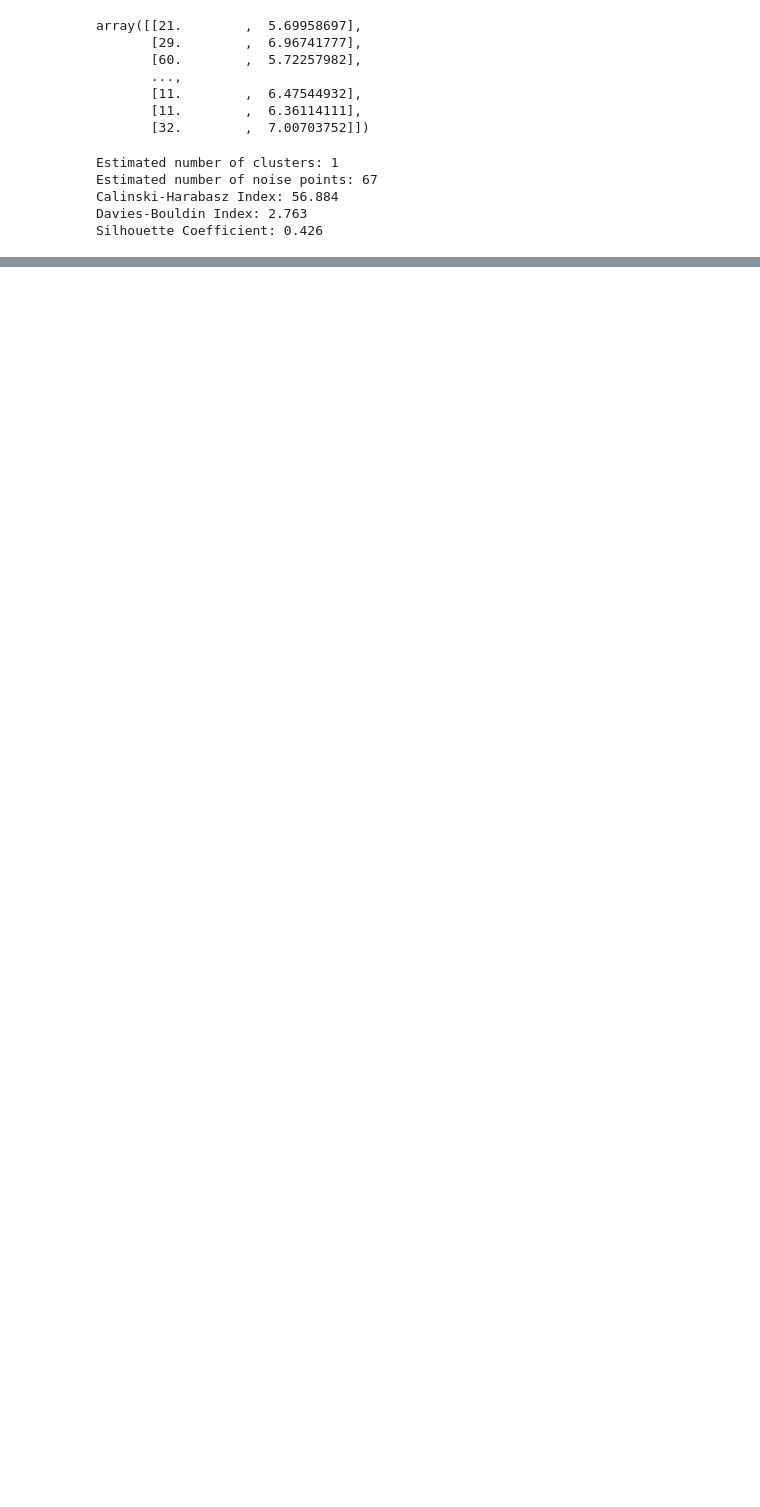
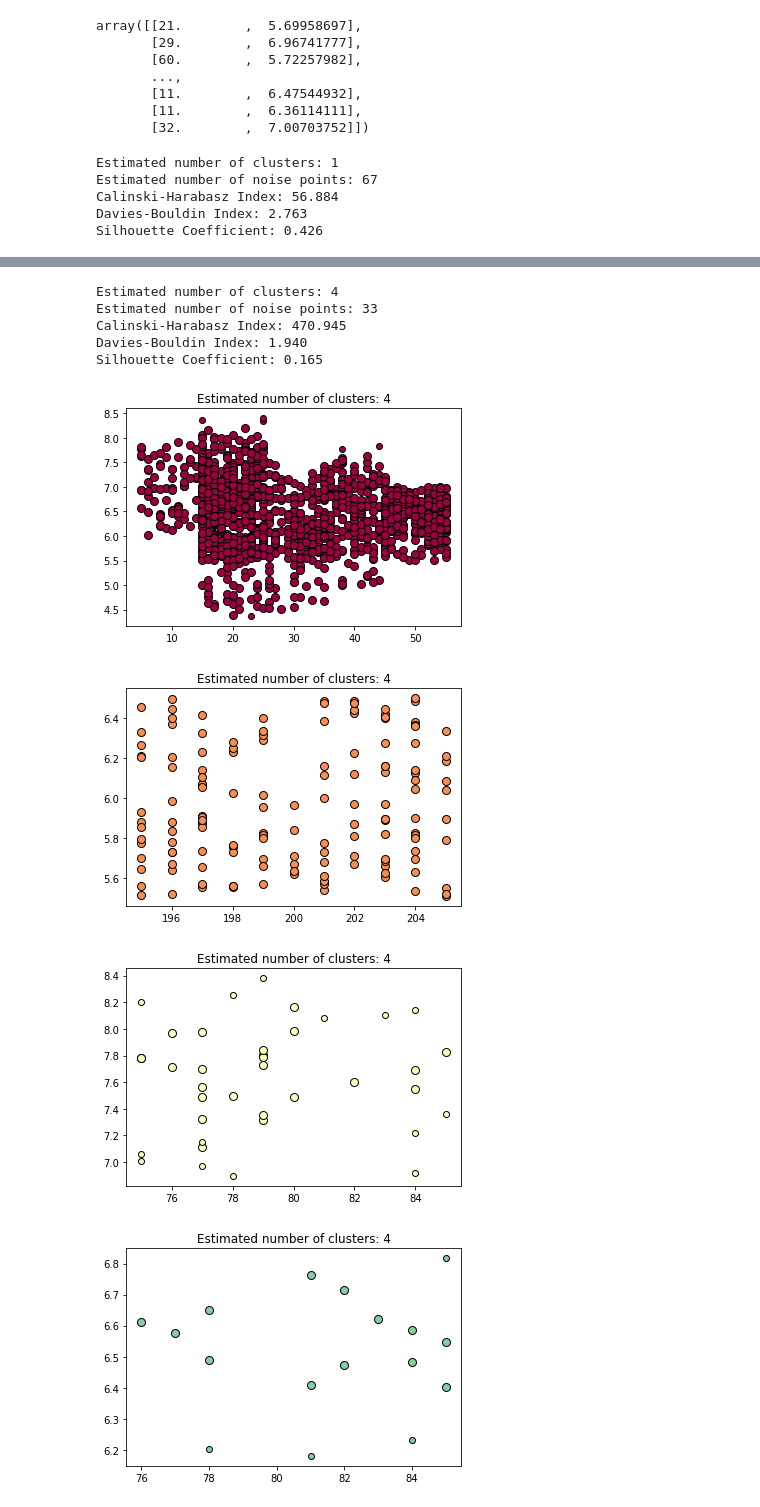
Before and after one commit to AIML-Makgeolli/CpE-AIDL, a Jupyter notebook: SMARF/dbscan.ipynb, the cells around one changed output, grey strips where cells are left out. Saved outputs shown, nothing was run; the diff lists cells and outputs as text; code cells hidden in the pictures; blank space fills up the shorter version.

```diff
--- a/SMARF/dbscan.ipynb
+++ b/SMARF/dbscan.ipynb
@@ -107,0 +148,15 @@ dbscantest.dbscan_outlier()
+# %%
+dbscantest.dbscan_test()
+# %% [output]
+Estimated number of clusters: 4
+Estimated number of noise points: 33
+Calinski-Harabasz Index: 470.945
+Davies-Bouldin Index: 1.940
+Silhouette Coefficient: 0.165
+# %%
+dbscantest.dbscan_outlier()
+# %% [output]
+[figure, added]
+[figure, added]
+[figure, added]
+[figure, added]
```
Also changed, not shown: parts of 18 cells of this notebook.
